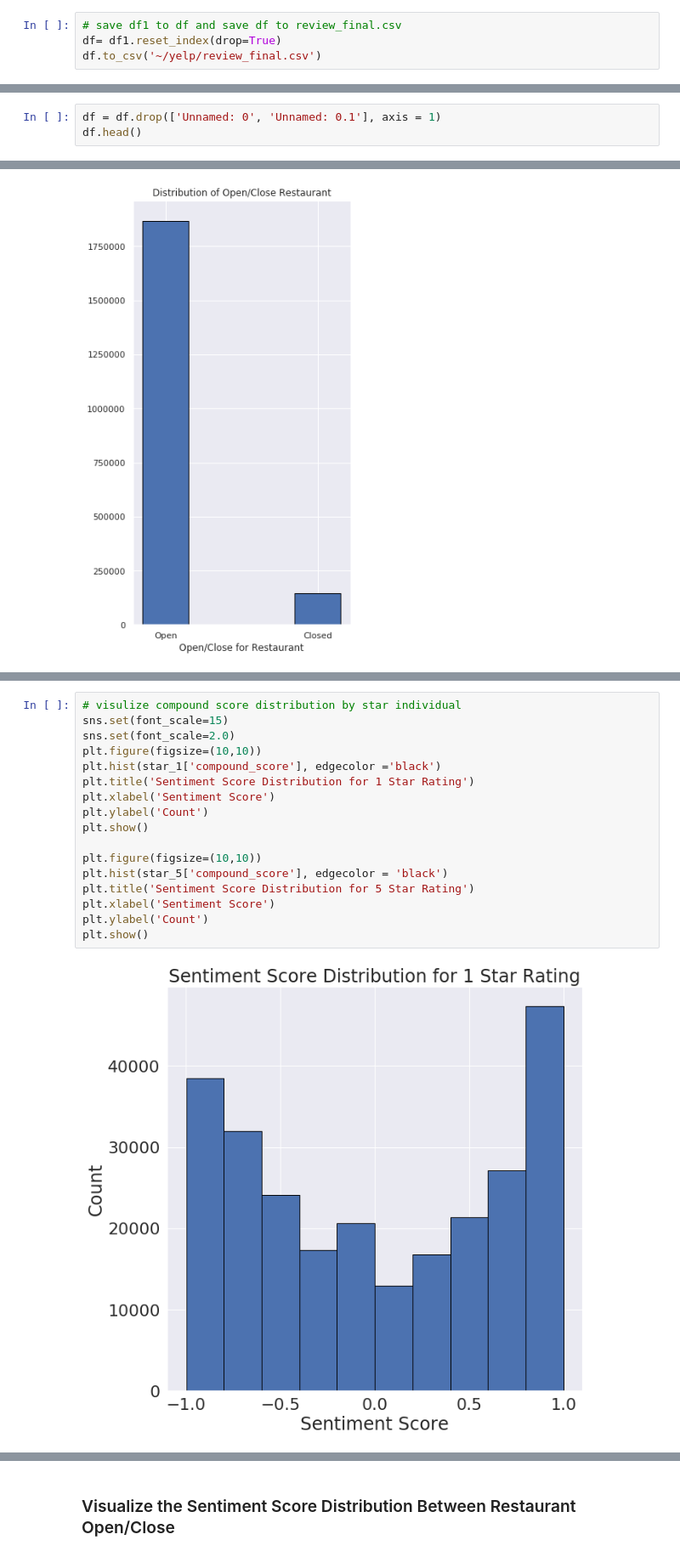
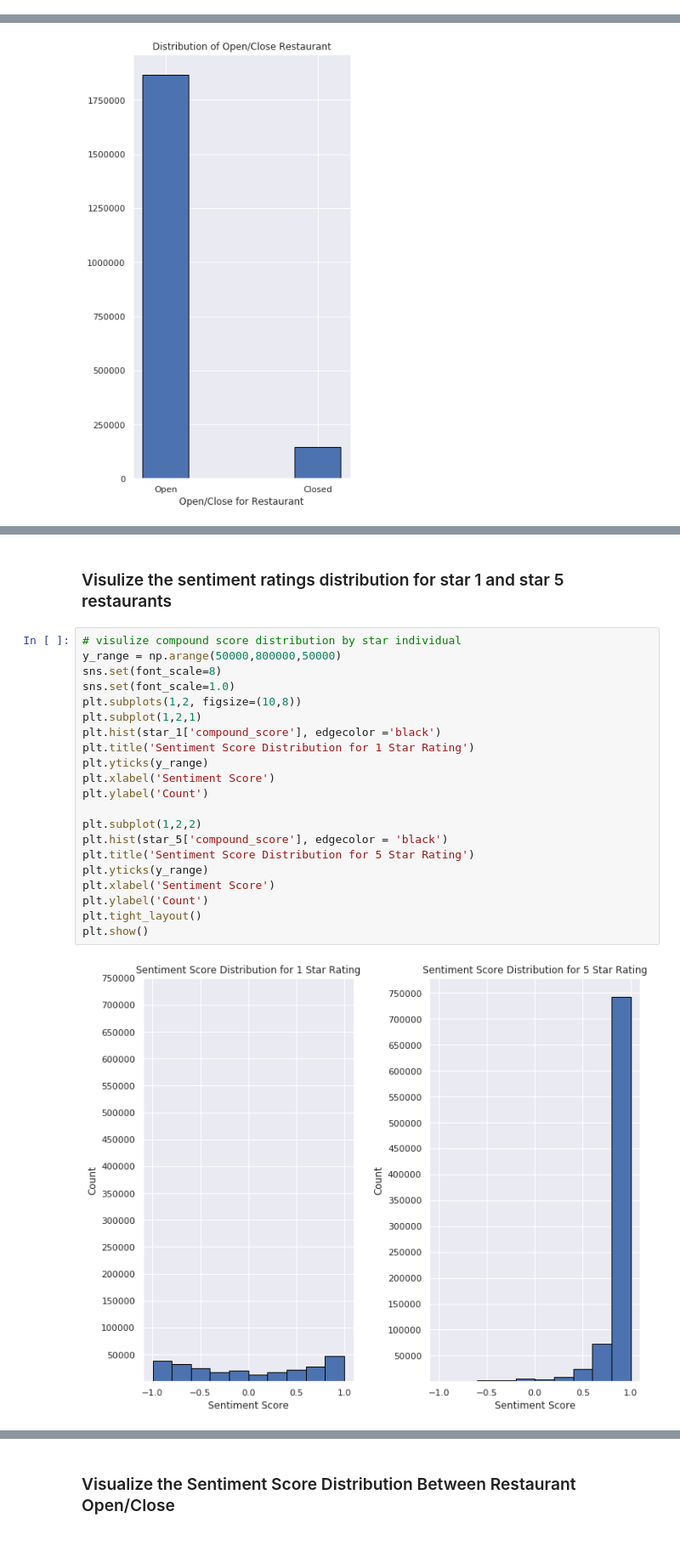
Before and after one commit to terrancexia/Yelp-Review-Sentiment-Analysis, a Jupyter notebook: Yelp Project.ipynb, the cells around one changed output, grey strips where cells are left out. Shown at 85% size. Cells and saved outputs as stored; diff of their text form.

```diff
--- a/Yelp Project.ipynb
+++ b/Yelp Project.ipynb
@@ -882,10 +764,6 @@ df1 = df[df['language']=='en']
 df1.shape
 # %% [output]
 (2013544, 20)
-# %%
-# save df1 to df and save df to review_final.csv
-df= df1.reset_index(drop=True)
-df.to_csv('~/yelp/review_final.csv')
 # %%
 #count number of English Record
 df1['language'].value_counts()
@@ -922,3 +787,0 @@ Index(['Unnamed: 0', 'Unnamed: 0.1', 'review_id', 'user_id', 'business_id',
-# %%
-df = df.drop(['Unnamed: 0', 'Unnamed: 0.1'], axis = 1)
-df.head()
@@ -1257,19 +1111,25 @@ sns.pairplot(subset)
+# %% [markdown]
+### Visulize the sentiment ratings distribution for star 1 and star 5 restaurants
 # %%
 # visulize compound score distribution by star individual
-sns.set(font_scale=15)
-sns.set(font_scale=2.0)
-plt.figure(figsize=(10,10))
+y_range = np.arange(50000,800000,50000)
+sns.set(font_scale=8)
+sns.set(font_scale=1.0)
+plt.subplots(1,2, figsize=(10,8))
+plt.subplot(1,2,1)
 plt.hist(star_1['compound_score'], edgecolor ='black')
 plt.title('Sentiment Score Distribution for 1 Star Rating')
+plt.yticks(y_range)
 plt.xlabel('Sentiment Score')
 plt.ylabel('Count')
-plt.show()
 
-plt.figure(figsize=(10,10))
+plt.subplot(1,2,2)
 plt.hist(star_5['compound_score'], edgecolor = 'black')
 plt.title('Sentiment Score Distribution for 5 Star Rating')
+plt.yticks(y_range)
 plt.xlabel('Sentiment Score')
 plt.ylabel('Count')
+plt.tight_layout()
 plt.show()
 # %% [output]
-[figure, old version]
+[figure, new version]
```
Also changed, not shown: parts of 78 cells of this notebook.
